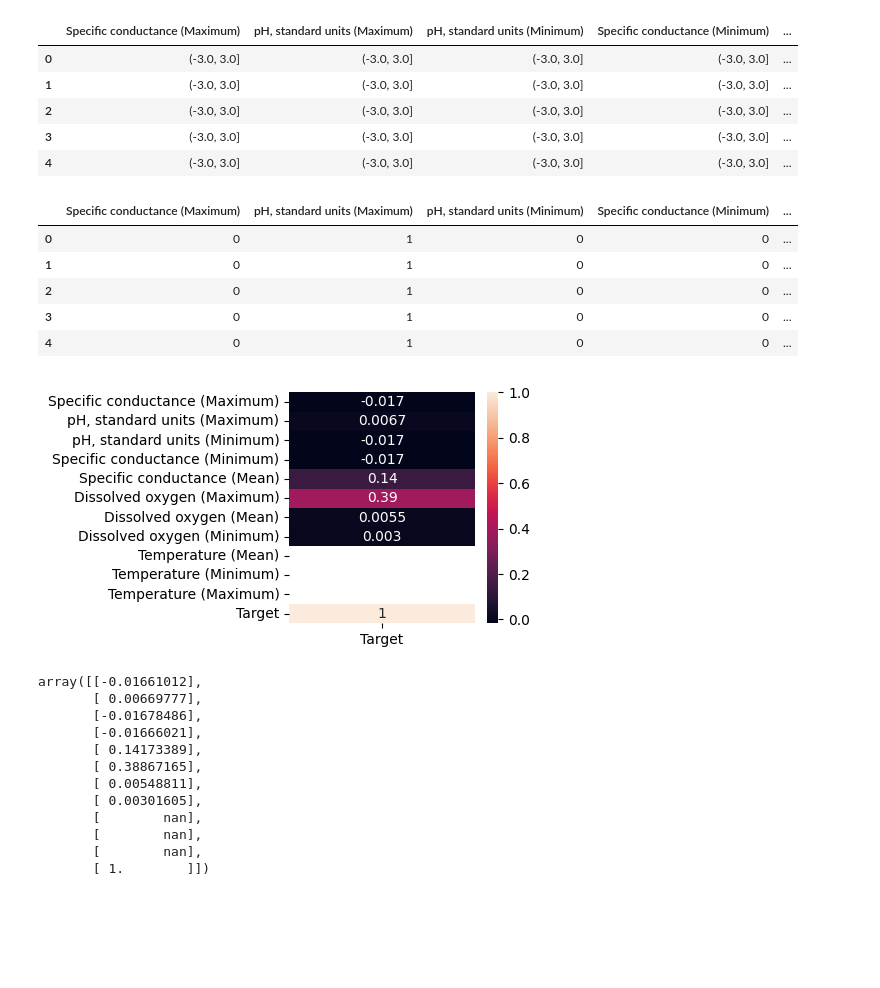
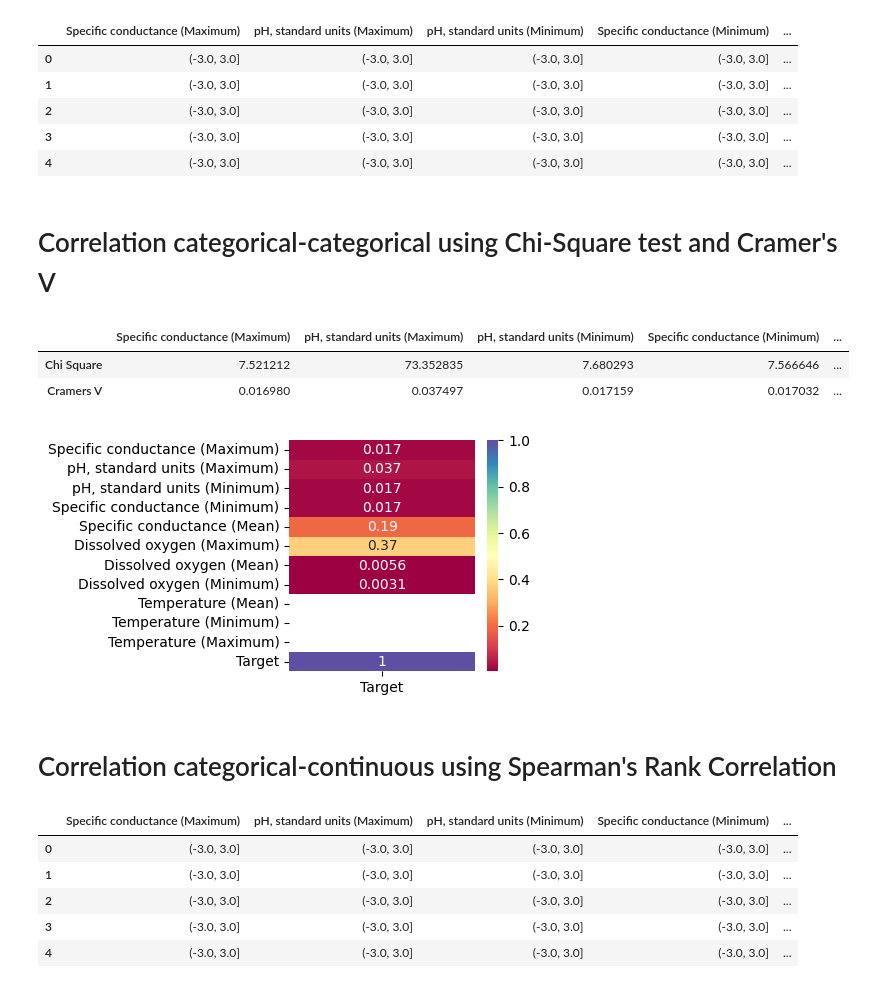
Before and after one commit to glovric/NOSQLBDA-TVZ, a Jupyter notebook: Python_2/stats_analysis_2.ipynb, the cells around one changed output. Cells and saved outputs as stored; diff of their text form; code cells hidden in the pictures; blank space fills up the shorter version.

Commit message:
Updated stats_analysis

```diff
--- a/Python_2/stats_analysis_2.ipynb
+++ b/Python_2/stats_analysis_2.ipynb
@@ -174,43 +174,38 @@ categorised_df.head()
 | 2 | (-3.0, 3.0] | (-3.0, 3.0] | (-3.0, 3.0] | (-3.0, 3.0] | ... |
 | 3 | (-3.0, 3.0] | (-3.0, 3.0] | (-3.0, 3.0] | (-3.0, 3.0] | ... |
 | 4 | (-3.0, 3.0] | (-3.0, 3.0] | (-3.0, 3.0] | (-3.0, 3.0] | ... |
-# %%
-from sklearn.preprocessing import LabelEncoder
-
-encode = LabelEncoder()
-
-for c in categorised_df.columns:
-    categorised_df[c] = encode.fit_transform(categorised_df[c])
-
-categorised_df.head()
-# %% [output]
-|  | Specific conductance (Maximum) | pH, standard units (Maximum) | pH, standard units (Minimum) | Specific conductance (Minimum) | ... |
-| 0 | 0 | 1 | 0 | 0 | ... |
-| 1 | 0 | 1 | 0 | 0 | ... |
-| 2 | 0 | 1 | 0 | 0 | ... |
-| 3 | 0 | 1 | 0 | 0 | ... |
-| 4 | 0 | 1 | 0 | 0 | ... |
+# %% [markdown]
+# Correlation categorical-categorical using Chi-Square test and Cramer's V
+# %%
+from scipy.stats import chi2_contingency
+
+def cramers_v(chi2, n, k, l):
+    return np.sqrt(chi2 / (n * min(k - 1, l - 1)))
+
+chi2_data = []
+
+for c in continuous_columns:
+    contingency_table = pd.crosstab(categorised_df[c], categorised_df["Target"])
+    chi2, p, dof, expected = chi2_contingency(contingency_table)
+    n = contingency_table.sum().sum()
+    k = contingency_table.shape[0]
+    l = contingency_table.shape[1]
+    v = cramers_v(chi2, n, k, l)
+    chi2_data.append((chi2, v))
+# %%
+cramer_df = pd.DataFrame(chi2_data).T
+cramer_df.columns = continuous_columns
+cramer_df.index = ["Chi Square", "Cramers V"]
+cramer_df
+# %% [output]
+|  | Specific conductance (Maximum) | pH, standard units (Maximum) | pH, standard units (Minimum) | Specific conductance (Minimum) | ... |
+| Chi Square | 7.521212 | 73.352835 | 7.680293 | 7.566646 | ... |
+| Cramers V | 0.016980 | 0.037497 | 0.017159 | 0.017032 | ... |
 # %%
-target_corr_cat = categorised_df.corr()["Target"]
-values = target_corr_cat.values.reshape(-1, 1)
+values = cramer_df.loc["Cramers V"].values.reshape(-1, 1)
 
 plt.figure(figsize=(3, 3))
-sns.heatmap(values, annot=True, yticklabels=target_corr.index, xticklabels=["Target"])
+sns.heatmap(values, annot=True, yticklabels=target_corr.index, xticklabels=["Target"], cmap="Spectral")
 plt.show()
 # %% [output]
-[figure, old version]
+[figure, new version]
-# %%
-values
-# %% [output]
-array([[-0.01661012],
-       [ 0.00669777],
-       [-0.01678486],
-       [-0.01666021],
-       [ 0.14173389],
-       [ 0.38867165],
-       [ 0.00548811],
-       [ 0.00301605],
-       [        nan],
-       [        nan],
-       [        nan],
-       [ 1.        ]])
@@ -218,0 +212,12 @@ stats.pointbiserialr(df['gender'], df['MonthlyCharges'])
+# %% [markdown]
+# Correlation categorical-continuous using Spearman's Rank Correlation
+# %%
+categorised_df["Target"] = df["Target"].copy()
+categorised_df.head()
+# %% [output]
+|  | Specific conductance (Maximum) | pH, standard units (Maximum) | pH, standard units (Minimum) | Specific conductance (Minimum) | ... |
+| 0 | (-3.0, 3.0] | (-3.0, 3.0] | (-3.0, 3.0] | (-3.0, 3.0] | ... |
+| 1 | (-3.0, 3.0] | (-3.0, 3.0] | (-3.0, 3.0] | (-3.0, 3.0] | ... |
+| 2 | (-3.0, 3.0] | (-3.0, 3.0] | (-3.0, 3.0] | (-3.0, 3.0] | ... |
+| 3 | (-3.0, 3.0] | (-3.0, 3.0] | (-3.0, 3.0] | (-3.0, 3.0] | ... |
+| 4 | (-3.0, 3.0] | (-3.0, 3.0] | (-3.0, 3.0] | (-3.0, 3.0] | ... |
```
Also changed, not shown: parts of 8 cells of this notebook.
